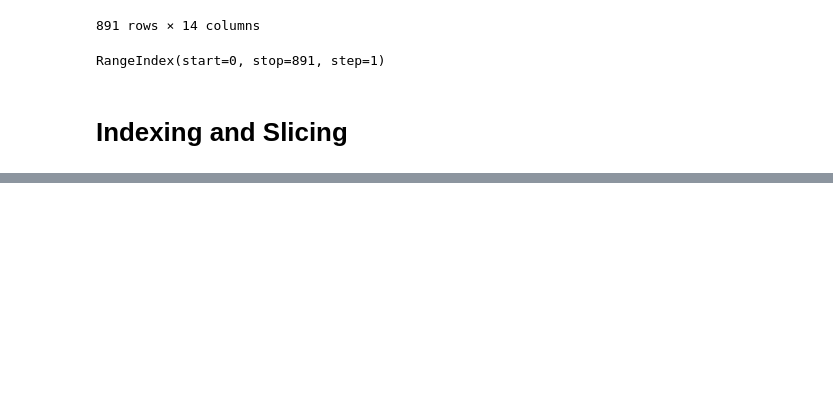
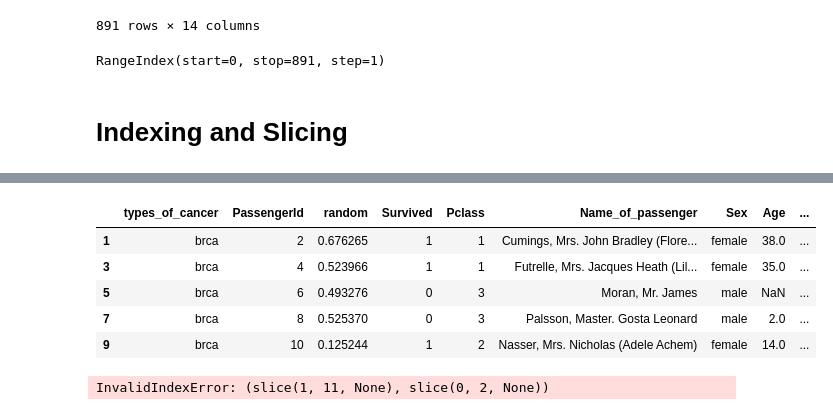
Before and after one commit to NikitaaArora/Ineuron, a Jupyter notebook: Python/Libraries/PANDAS/pandas_class_1.ipynb, the cells around one changed output, grey strips where cells are left out. Saved outputs shown, nothing was run; the diff lists cells and outputs as text; code cells hidden in the pictures; blank space fills up the shorter version.

```diff
--- a/Python/Libraries/PANDAS/pandas_class_1.ipynb
+++ b/Python/Libraries/PANDAS/pandas_class_1.ipynb
@@ -627,0 +663,15 @@ RangeIndex(start=0, stop=891, step=1)
+# %%
+#take the step while selecting the rows
+titanic[1:11:2] #select first 10 rows with s steps in betwen
+# %% [output]
+|  | types_of_cancer | PassengerId | random | Survived | Pclass | Name_of_passenger | Sex | Age | ... |
+| 1 | brca | 2 | 0.676265 | 1 | 1 | Cumings, Mrs. John Bradley (Flore... | female | 38.0 | ... |
+| 3 | brca | 4 | 0.523966 | 1 | 1 | Futrelle, Mrs. Jacques Heath (Lil... | female | 35.0 | ... |
+| 5 | brca | 6 | 0.493276 | 0 | 3 | Moran, Mr. James | male | NaN | ... |
+| 7 | brca | 8 | 0.525370 | 0 | 3 | Palsson, Master. Gosta Leonard | male | 2.0 | ... |
+| 9 | brca | 10 | 0.125244 | 1 | 2 | Nasser, Mrs. Nicholas (Adele Achem) | female | 14.0 | ... |
+# %%
+titanic[1:11,0:2] #i want to select first 10 rows and first 2 columns
+# this doesnt work wrt columns gives an error
+# %% [output]
+InvalidIndexError: (slice(1, 11, None), slice(0, 2, None))
```
Also changed, not shown: parts of 9 cells of this notebook.
